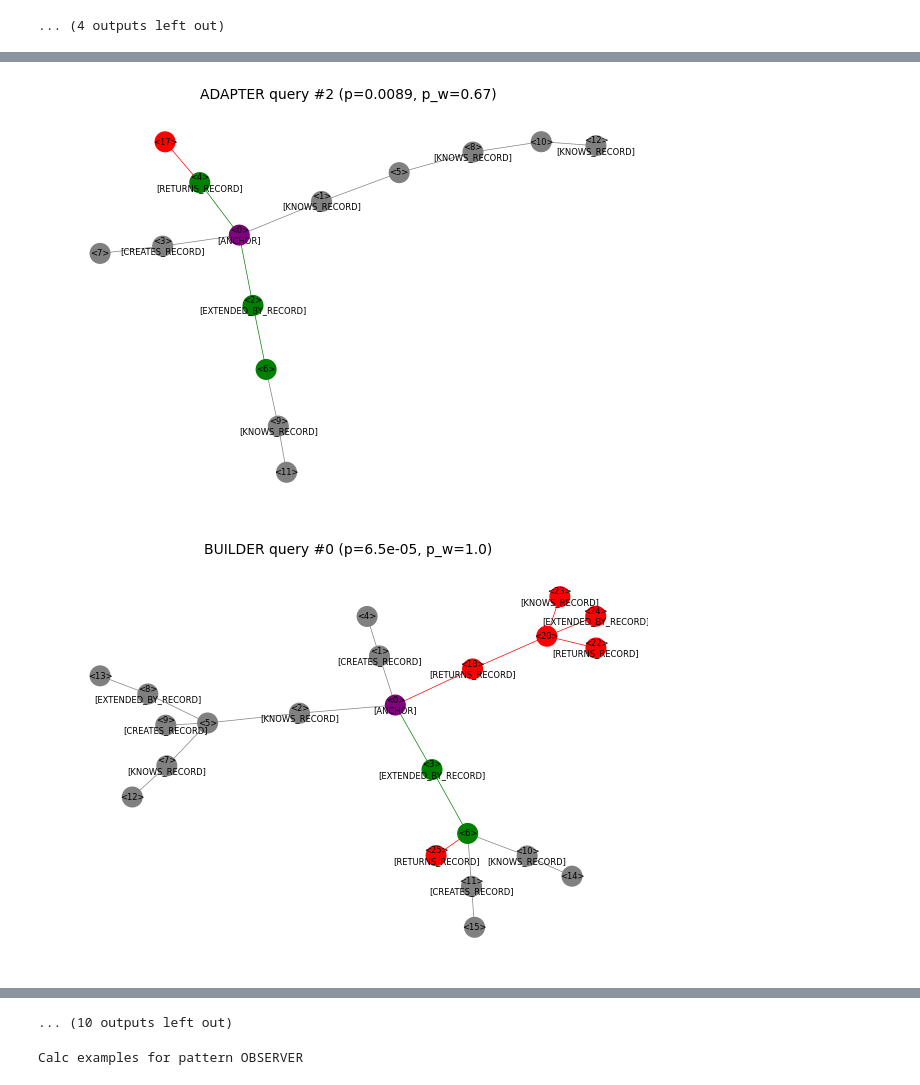
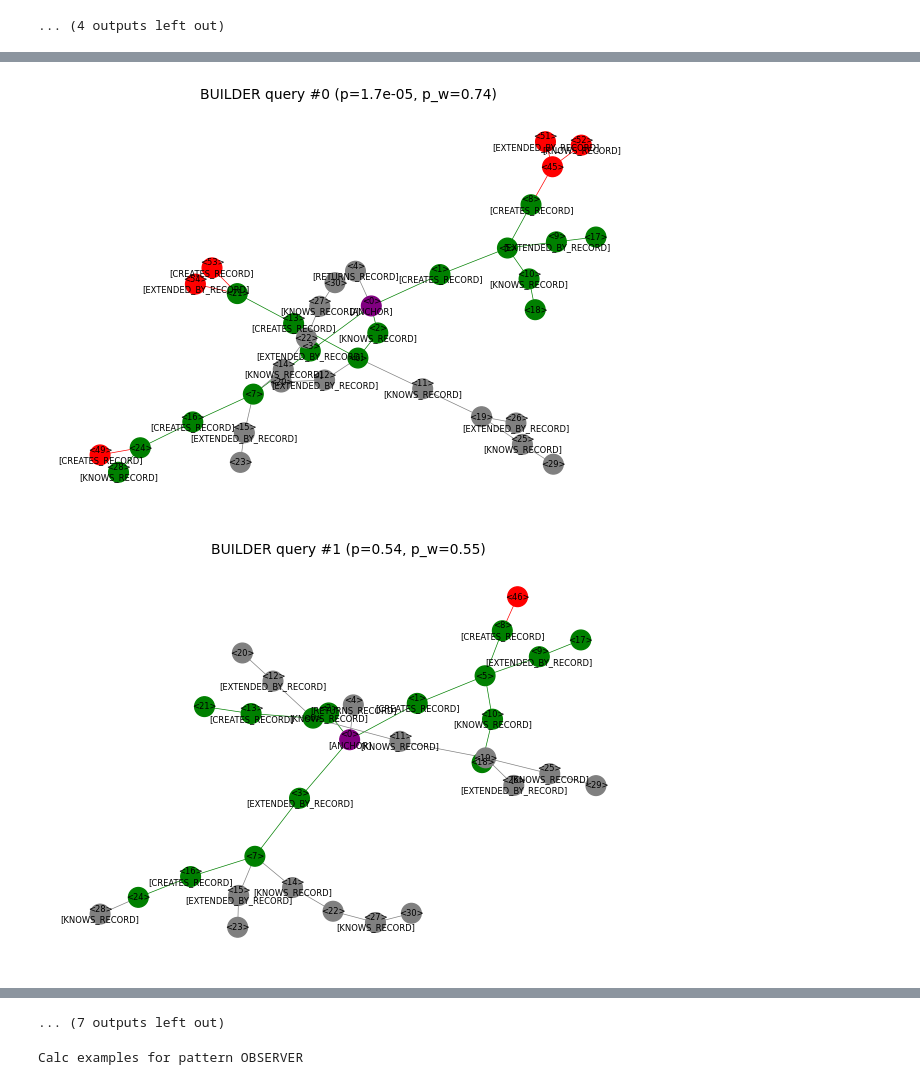
Before and after one commit to DerJeanjour/dpd-subgraph-matching, a Jupyter notebook: matching/glema/notebooks/explore_pattern_matching.ipynb, the cells around one changed output, grey strips where cells are left out. Saved outputs shown, nothing was run; the diff lists cells and outputs as text; code cells hidden in the pictures.

```diff
--- a/matching/glema/notebooks/explore_pattern_matching.ipynb
+++ b/matching/glema/notebooks/explore_pattern_matching.ipynb
@@ -219,6 +146,6 @@ plot_utils.plot_graph( G_norm, title=f"G_norm (d={d})", nodeLabels=graph_utils.g
 # %%
 for idx, pattern in enumerate( pattern_graphs[ cpg_const.DesignPatternType.FACTORY_METHOD.value ][ :3 ] ):
-    pattern_norm, d = normalize_graph( pattern, max_distance=8 )
+    pattern_norm, d = graph_utils.normalize_graph( pattern, max_distance=8 )
     plot_utils.plot_graph( pattern_norm, title=f"pattern norm #{idx + 1} (d={d})",
                            nodeLabels=graph_utils.get_node_labels( pattern_norm ),
                            nodeColors=graph_utils.get_node_colors( pattern_norm ) )
@@ -308,7 +181,7 @@ plot_utils.plot_graph( combined_graph, title="combined",
 [figure]
 # %%
 def gen_normalized_path_combinations( G, max_d=-1, n_min=-1, n_max=-1 ):
-    paths = get_all_norm_paths( G )
+    paths = graph_utils.get_all_norm_paths( G )
     if max_d > 0:
         paths = [ (np[ :max_d + 1 ], lp[ :max_d + 1 ]) for np, lp in paths ]
         path_distinct = { lp: np for np, lp in paths }
@@ -361,10 +234,11 @@ connected_pattern_graphs = { }
 norm_pattern_graphs = { }
 for pattern_type in tqdm( [ dp.value for dp in cpg_const.DesignPatternType ] ):
     patterns = pattern_graphs[ pattern_type ]
-    patterns = [ normalize_graph( dp, max_distance=8 )[ 0 ] for dp in patterns ]  # TODO maybe this is not good ?
-    connected = connect_graphs_at_anchor( patterns, keep_radius=10 )
+    # TODO maybe this is not good ?
+    patterns = [ graph_utils.normalize_graph( dp, max_distance=8 )[ 0 ] for dp in patterns ]
+    connected = graph_utils.connect_graphs_at_anchor( patterns, keep_radius=10 )
     connected_pattern_graphs[ pattern_type ] = [ connected ]
-    normalized, _ = normalize_graph( connected, max_distance=8 )
+    normalized, _ = graph_utils.normalize_graph( connected, max_distance=8 )
     norm_pattern_graphs[ pattern_type ] = [ normalized ]
 
 for pattern_type in norm_pattern_graphs.keys():
@@ -380,7 +254,7 @@ for pattern_type in norm_pattern_graphs.keys():
     norm_pattern_graphs[ pattern_type ] = [ ]
     q = 0.95
     g = 1
-    n_target = 10
+    n_target = 16
     while len( norm_pattern_graphs[ pattern_type ] ) < g:
         filtered = filter_by_node_presence( normalized, q=q )
         if filtered.number_of_nodes() > n_target:
@@ -390,16 +264,6 @@ for pattern_type in norm_pattern_graphs.keys():
                                    nodeColors=graph_utils.get_node_colors( filtered ) )
         q -= 0.05
 
-    """
-    #q = 0.9 if np.max( node_presence ) > 60 else 0.7
-    q = round( 1 - (normalized.number_of_nodes() / (connected.number_of_nodes() * 2)), 2 )
-    filtered = filter_by_node_presence( normalized, q=q )
-    norm_pattern_graphs[ pattern_type ] = [ filtered ]
-    plot_utils.plot_graph( filtered, title=f"{pattern_type} filtered (q={q:.2})",
-                           nodeLabels=graph_utils.get_node_labels( filtered ),
-                           nodeColors=graph_utils.get_node_colors( filtered ) )
-    """
-
     print( "num nodes:", connected.number_of_nodes() )
     print( "num nodes norm:", normalized.number_of_nodes() )
     print( "max presence:", np.max( node_presence ) )
@@ -517,9 +381,8 @@ def has_pattern( model, graph, pattern_graphs, pattern_type,
         target_source = query if query_graph else graph
         target_query = graph if query_graph else query
         max_subgraph_size = target_source.number_of_nodes() // subgraph_relation
-        target_query = subgraph_from_anchor_of_size( target_query, max_subgraph_size )
-
-        target_source, source_d = normalize_graph( target_source, max_distance=6 )
+        target_query = graph_utils.subgraph_from_anchor_of_size( target_query, max_subgraph_size )
+        target_source, source_d = graph_utils.normalize_graph( target_source, max_distance=8 )
         if source_d < 3:
             continue
 
@@ -549,10 +412,13 @@ def has_pattern( model, graph, pattern_graphs, pattern_type,
             query_max_d = source_d - i
             if query_max_d < 2:
                 continue
-            target_query, query_d = normalize_graph( target_query, max_distance=query_max_d )
+            target_query, query_d = graph_utils.normalize_graph( target_query, max_distance=query_max_d + 1 )
+            #print( f"{i} - [source_d: {source_d}] [query_max_d: {query_max_d}] [query_d: {query_d}]" )
+            target_query = graph_utils.subgraph_from_anchor_of_size( target_query, target_source.number_of_nodes() - 1 )
             queries.append( target_query )
             sources.append( target_source )
-            pred_w = (query_d + min_d_offset) / source_d
+            #pred_w = (query_d + min_d_offset) / source_d
+            pred_w = target_query.number_of_nodes() / target_source.number_of_nodes()
             pred_weights.append( pred_w )
 
     query_preds, _ = model.predict_batch( sources, queries, bulk_size=bulk_size )
@@ -566,7 +432,7 @@ def has_pattern( model, graph, pattern_graphs, pattern_type,
 
         if plot:
             for idx, (s, q) in enumerate( zip( sources, queries ) ):
-                combined, node_colors, edge_colors = combine_normalized(
+                combined, node_colors, edge_colors = graph_utils.combine_normalized(
                     s, q, matching_colors=matching_colors )
                 p = float( query_preds[ idx ] )
                 p_w = float( pred_weights[ idx ] )
@@ -618,14 +484,9 @@ def has_pattern( model, graph, pattern_graphs, pattern_type,
     """
     return mean
 # %%
-source_graph = test_pattern_graphs[ cpg_const.DesignPatternType.FACTORY_METHOD.value ][ 2 ]
+source_graph = test_pattern_graphs[ cpg_const.DesignPatternType.FACTORY_METHOD.value ][ 3 ]
 #source_graph = pattern_graphs[ NO_PATTERN ][ 2 ]
 predictions = { }
-"""
-for pattern in tqdm( get_valid_patterns( pattern_graphs ) ):
-    pred = has_pattern( model, source_graph, pattern_graphs, pattern, query_graph=True, subgraph_relation=2 )
-    predictions[ pattern ] = pred
-"""
 for pattern_type in tqdm( get_valid_patterns( norm_pattern_graphs ) ):
     pred = has_pattern( model, source_graph, norm_pattern_graphs, pattern_type,
                         subgraph_relation=1, conf=0.99, bulk_size=3, quantile=0.9,
@@ -643,2 +504,2 @@ predictions
-[figure, old version]
+[figure, new version]
-[figure, old version]
+[figure, new version]
@@ -650,4 +511,4 @@ predictions
-... (10 outputs left out)
+... (7 outputs left out)
 # %%
 true_labels = [ ]
 pred_labels = [ ]
```
Also changed, not shown: parts of 9 cells of this notebook, 10 other files.
